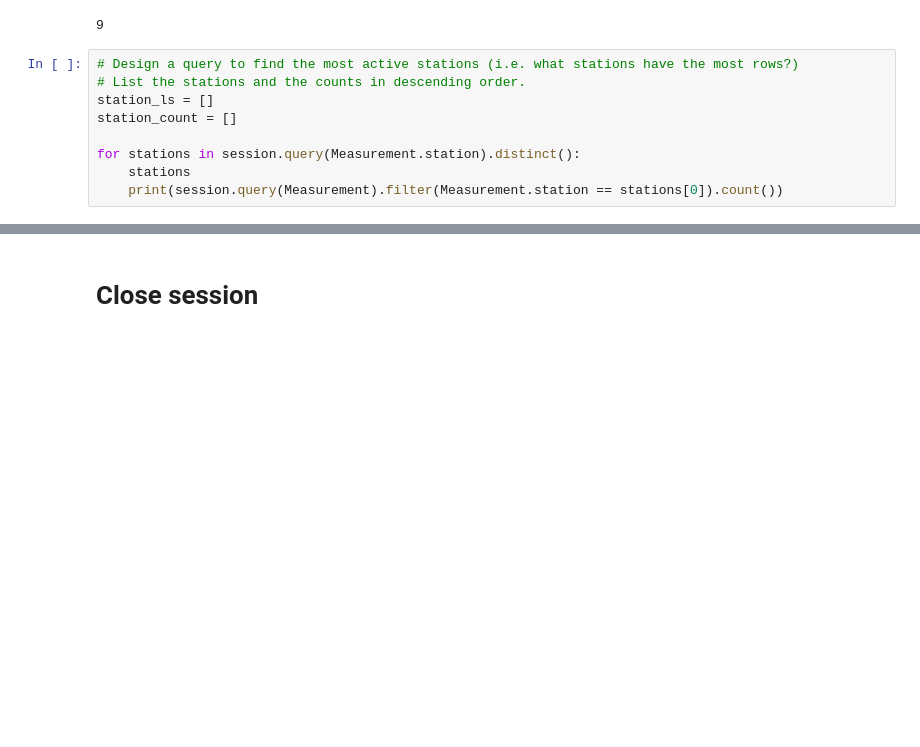
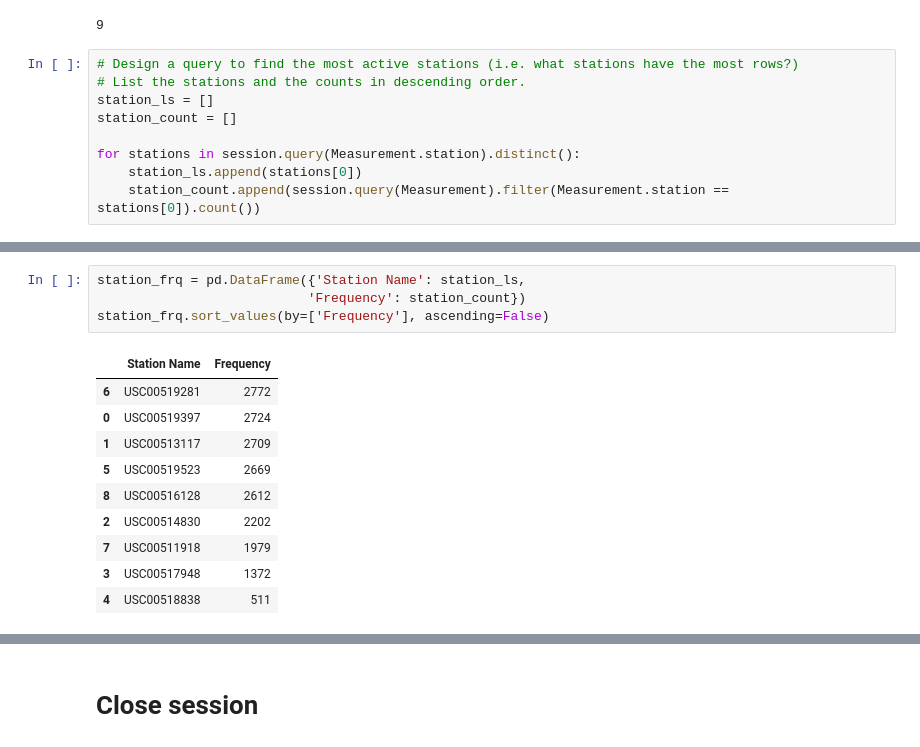
Before and after one commit to GregMaginn/sqlalchemy-challenge, a Jupyter notebook: climate_starter.ipynb, the cells around one changed output, grey strips where cells are left out. Cells and saved outputs as stored; diff of their text form; blank space fills up the shorter version.

```diff
--- a/climate_starter.ipynb
+++ b/climate_starter.ipynb
@@ -132,5 +132,5 @@ station_ls = []
 station_count = []
 
 for stations in session.query(Measurement.station).distinct():
-    stations
-    print(session.query(Measurement).filter(Measurement.station == stations[0]).count())
+    station_ls.append(stations[0])
+    station_count.append(session.query(Measurement).filter(Measurement.station == stations[0]).count())
@@ -159,2 +137,17 @@ USC00516128
+# %%
+station_frq = pd.DataFrame({'Station Name': station_ls,
+                           'Frequency': station_count})
+station_frq.sort_values(by=['Frequency'], ascending=False)
+# %% [output]
+|  | Station Name | Frequency |
+| 6 | USC00519281 | 2772 |
+| 0 | USC00519397 | 2724 |
+| 1 | USC00513117 | 2709 |
+| 5 | USC00519523 | 2669 |
+| 8 | USC00516128 | 2612 |
+| 2 | USC00514830 | 2202 |
+| 7 | USC00511918 | 1979 |
+| 3 | USC00517948 | 1372 |
+| 4 | USC00518838 | 511 |
 # %%
 # Using the most active station id from the previous query, calculate the lowest, highest, and average temperature.
```
Also changed, not shown: parts of 5 cells of this notebook.
